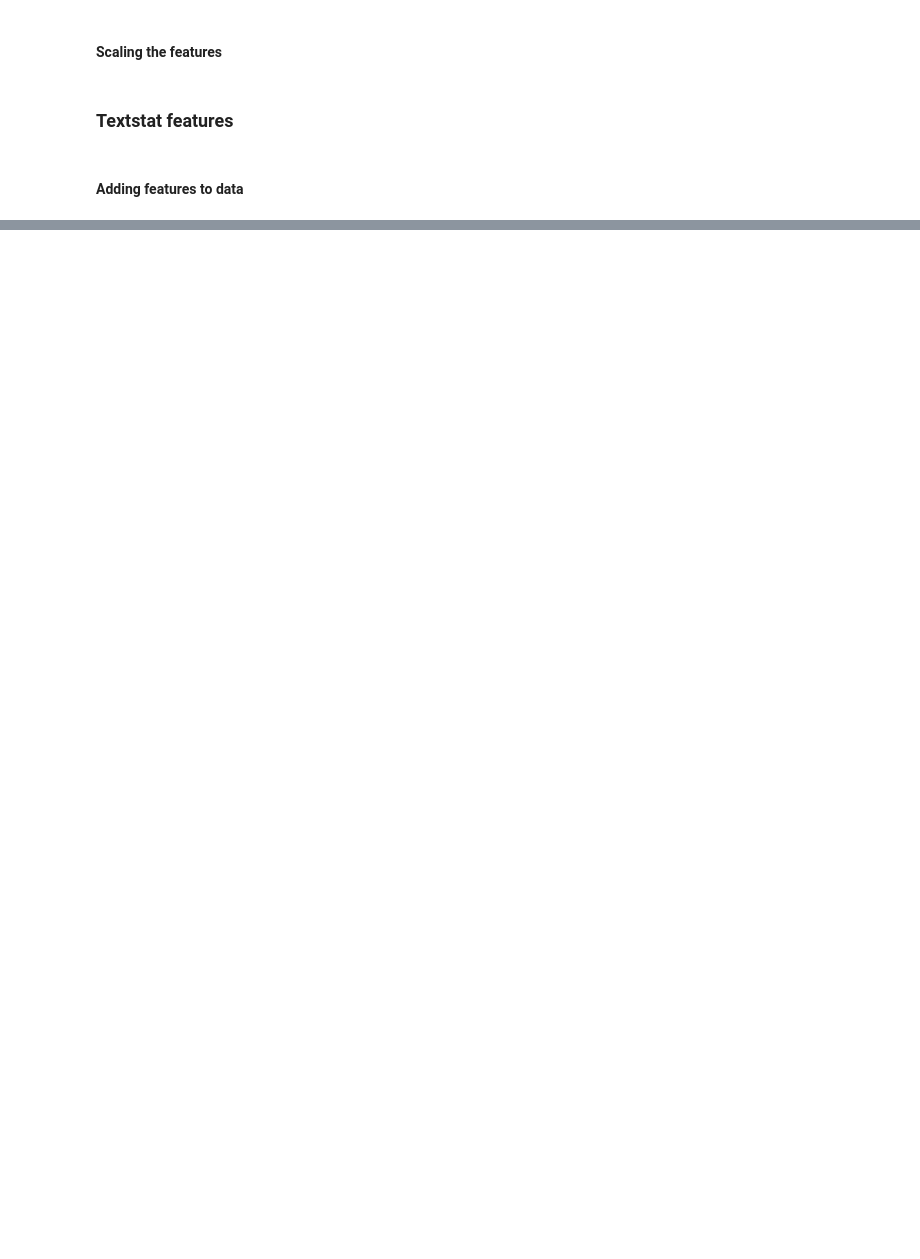
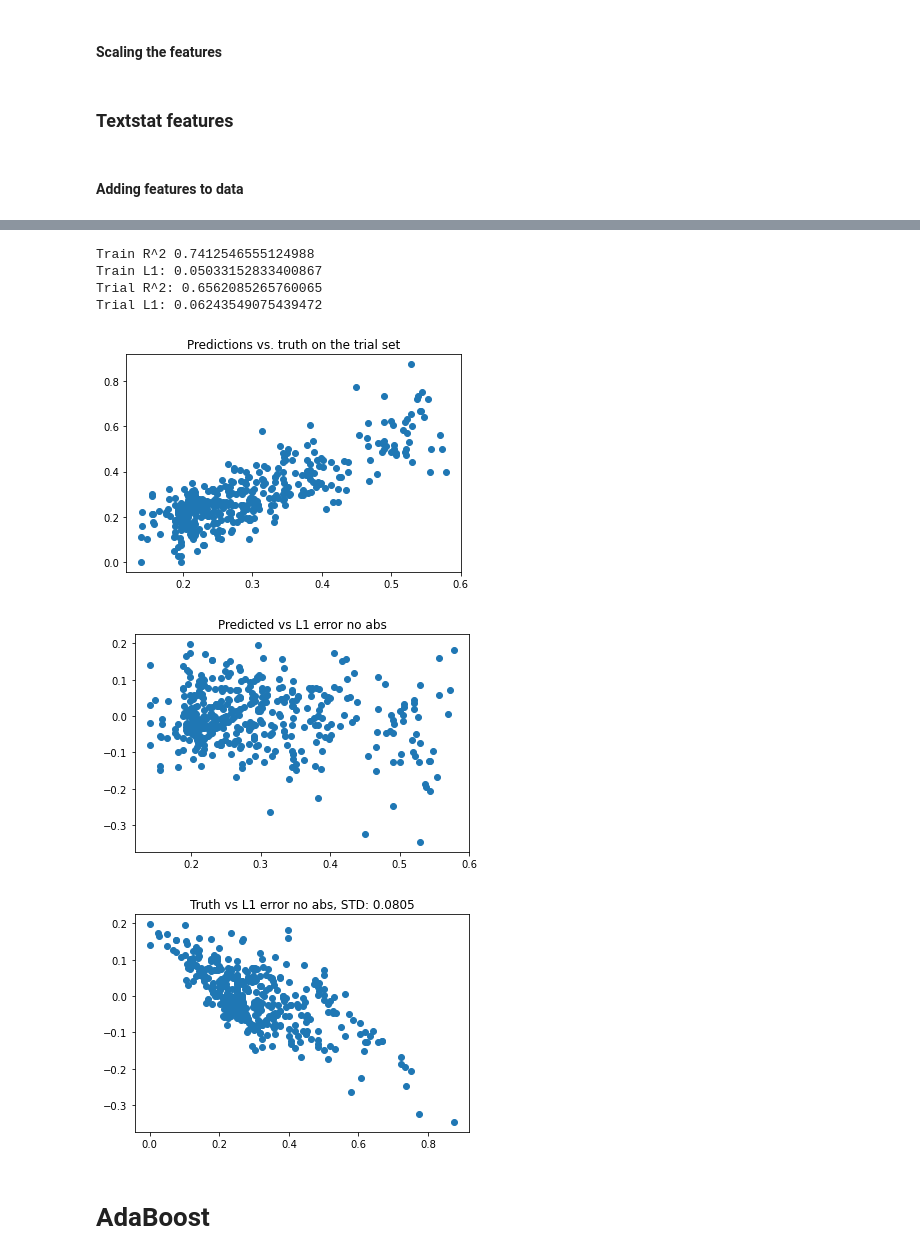
Before and after one commit to echoe720/semeval-ml, a Jupyter notebook: manualFeatures_mult_regressions.ipynb, the cells around one changed output, grey strips where cells are left out. Saved outputs shown, nothing was run; the diff lists cells and outputs as text; code cells hidden in the pictures; blank space fills up the shorter version.

```diff
--- a/manualFeatures_mult_regressions.ipynb
+++ b/manualFeatures_mult_regressions.ipynb
@@ -223 +208,36 @@ Trial L1: 0.06516896701832157
+# %%
+'''
+Best thus far:
+Train R^2 0.7412546555124988
+Train L1: 0.05033152833400863
+Trial R^2: 0.6562085265760065
+Trial L1: 0.06243549075439472
+'''
+pca = PCA(n_components=50, random_state=0)
+
+training_data_compressed = pca.fit_transform(training_data)
+trial_data_compressed = pca.transform(trial_data)
+svrreg = svm.SVR(epsilon=0.02, C=0.1)
+svrreg.fit(training_data_compressed, complexity)
+
+predictions = svrreg.predict(training_data_compressed)
+print("Train R^2", svrreg.score(training_data_compressed, complexity))
+print("Train L1:", np.mean(np.abs(predictions - complexity)))
+
+trial_predictions = svrreg.predict(trial_data_compressed)
+
+print("Trial R^2:", svrreg.score(trial_data_compressed, trial_complexity))
+print("Trial L1:", np.mean(np.abs(trial_predictions - trial_complexity)))
+
+plotCharts(trial_predictions, trial_complexity)
+# %% [output]
+Train R^2 0.7412546555124988
+Train L1: 0.05033152833400867
+Trial R^2: 0.6562085265760065
+Trial L1: 0.06243549075439472
+[figure, added]
+[figure, added]
+[figure, added]
+# %% [markdown]
+# AdaBoost
 # %%
```
Also changed, not shown: parts of 10 cells of this notebook.
